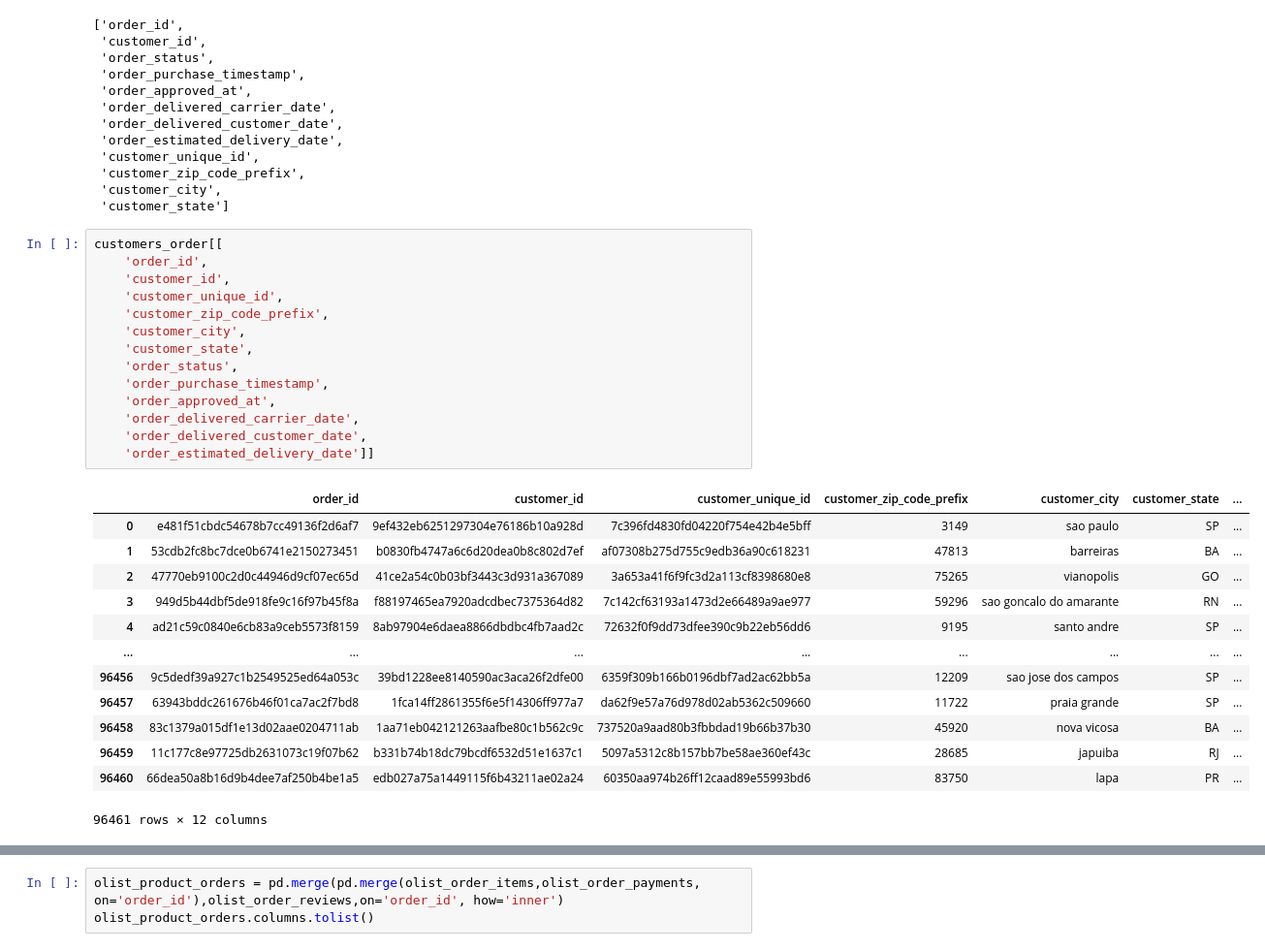
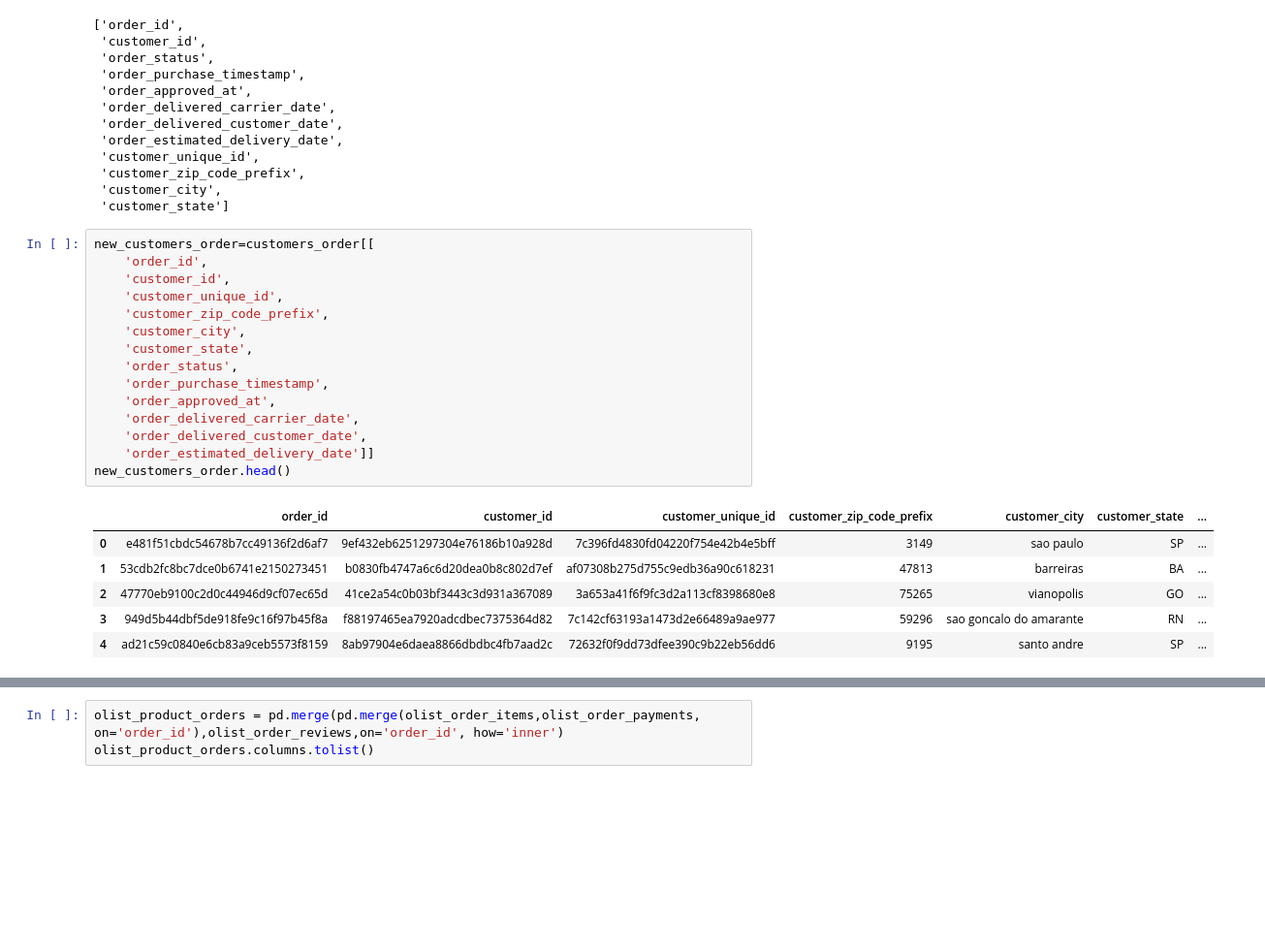
Before and after one commit to Arif-Widagdo/Data-Analysis-on-the-Brazilian-E-Commerce-Public-Dataset-by-Olist, a Jupyter notebook: code/Tugas01_04.ipynb, the cells around one changed output, grey strips where cells are left out. Shown at 97% size. Cells and saved outputs as stored; diff of their text form; blank space fills up the shorter version.

```diff
--- a/code/Tugas01_04.ipynb
+++ b/code/Tugas01_04.ipynb
@@ -384,30 +408,24 @@ customers_order.columns.tolist()
  'customer_city',
  'customer_state']
 # %%
-customers_order[[
+new_customers_order=customers_order[[
     'order_id',
     'customer_id',
     'customer_unique_id',
     'customer_zip_code_prefix',
     'customer_city',
     'customer_state',
     'order_status',
     'order_purchase_timestamp',
     'order_approved_at',
     'order_delivered_carrier_date',
     'order_delivered_customer_date',
     'order_estimated_delivery_date']]
+new_customers_order.head()
 # %% [output]
 |  | order_id | customer_id | customer_unique_id | customer_zip_code_prefix | customer_city | customer_state | ... |
 | 0 | e481f51cbdc54678b7cc49136f2d6af7 | 9ef432eb6251297304e76186b10a928d | 7c396fd4830fd04220f754e42b4e5bff | 3149 | sao paulo | SP | ... |
 | 1 | 53cdb2fc8bc7dce0b6741e2150273451 | b0830fb4747a6c6d20dea0b8c802d7ef | af07308b275d755c9edb36a90c618231 | 47813 | barreiras | BA | ... |
 | 2 | 47770eb9100c2d0c44946d9cf07ec65d | 41ce2a54c0b03bf3443c3d931a367089 | 3a653a41f6f9fc3d2a113cf8398680e8 | 75265 | vianopolis | GO | ... |
 | 3 | 949d5b44dbf5de918fe9c16f97b45f8a | f88197465ea7920adcdbec7375364d82 | 7c142cf63193a1473d2e66489a9ae977 | 59296 | sao goncalo do amarante | RN | ... |
 | 4 | ad21c59c0840e6cb83a9ceb5573f8159 | 8ab97904e6daea8866dbdbc4fb7aad2c | 72632f0f9dd73dfee390c9b22eb56dd6 | 9195 | santo andre | SP | ... |
-| ... | ... | ... | ... | ... | ... | ... | ... |
-| 96456 | 9c5dedf39a927c1b2549525ed64a053c | 39bd1228ee8140590ac3aca26f2dfe00 | 6359f309b166b0196dbf7ad2ac62bb5a | 12209 | sao jose dos campos | SP | ... |
-| 96457 | 63943bddc261676b46f01ca7ac2f7bd8 | 1fca14ff2861355f6e5f14306ff977a7 | da62f9e57a76d978d02ab5362c509660 | 11722 | praia grande | SP | ... |
-| 96458 | 83c1379a015df1e13d02aae0204711ab | 1aa71eb042121263aafbe80c1b562c9c | 737520a9aad80b3fbbdad19b66b37b30 | 45920 | nova vicosa | BA | ... |
-| 96459 | 11c177c8e97725db2631073c19f07b62 | b331b74b18dc79bcdf6532d51e1637c1 | 5097a5312c8b157bb7be58ae360ef43c | 28685 | japuiba | RJ | ... |
-| 96460 | 66dea50a8b16d9b4dee7af250b4be1a5 | edb027a75a1449115f6b43211ae02a24 | 60350aa974b26ff12caad89e55993bd6 | 83750 | lapa | PR | ... |
-96461 rows × 12 columns
```
Also changed, not shown: parts of 42 cells of this notebook.
